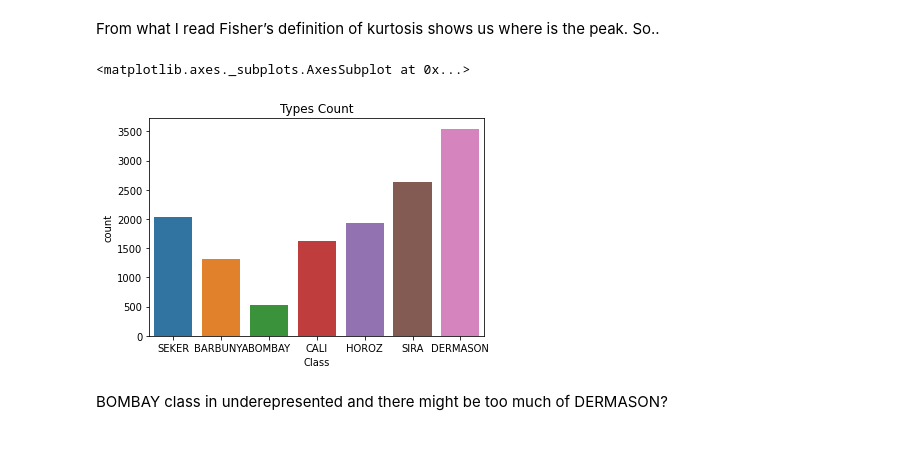
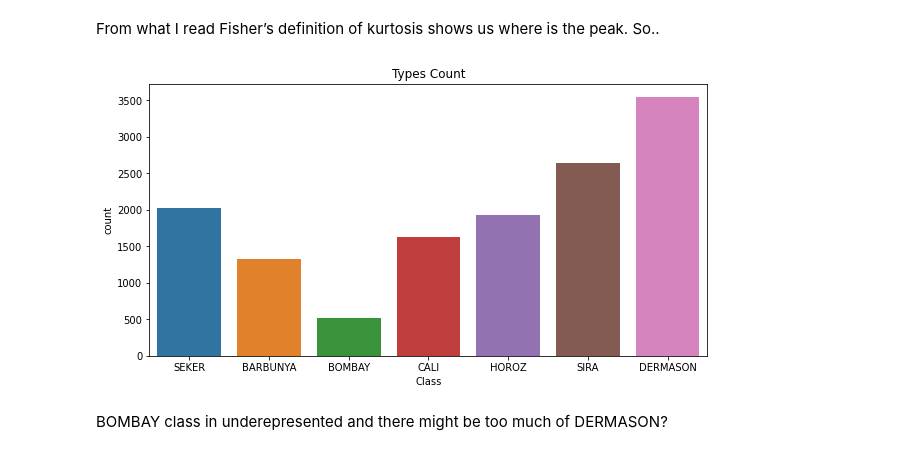
Before and after one commit to mervedin/coursera_projects, a Jupyter notebook: Dry_Beans_Set.ipynb, the cells around one changed output. Drawn from its saved outputs; the diff is of its cells as text; code cells hidden in the pictures.

```diff
--- a/Dry_Beans_Set.ipynb
+++ b/Dry_Beans_Set.ipynb
@@ -40,7 +40,7 @@ import matplotlib.pyplot as plt
 import seaborn as sns
 # %%
 #loading my dataset from the Drive
-beans = pd.read_excel('/content/drive/MyDrive/Colab Notebooks/Dry_Bean_Dataset.xlsx')
+beans = pd.read_excel('https://github.com/mervedin/coursera_projects/blob/master/Dry_Bean_Dataset.xlsx?raw=true')
 beans.head()
 # %% [output]
 |  | Area | Perimeter | MajorAxisLength | MinorAxisLength | AspectRation | Eccentricity | ConvexArea | ... |
@@ -184,11 +184,11 @@ So..
 # %%
 #plotting number of the beans examples for each of the classes
 plt.figure(figsize=(10, 5))
-sns.countplot(beans['Class'])
+sns.countplot(data=beans, x='Class')
 plt.title('Types Count')
+plt.show()
 # %% [output]
-<matplotlib.axes._subplots.AxesSubplot at 0x...>
-[figure, old version]
+[figure, new version]
 # %% [markdown]
 BOMBAY class in underepresented and there might be too much of DERMASON?
 # %% [markdown]
```
Also changed, not shown: parts of 4 cells of this notebook.
